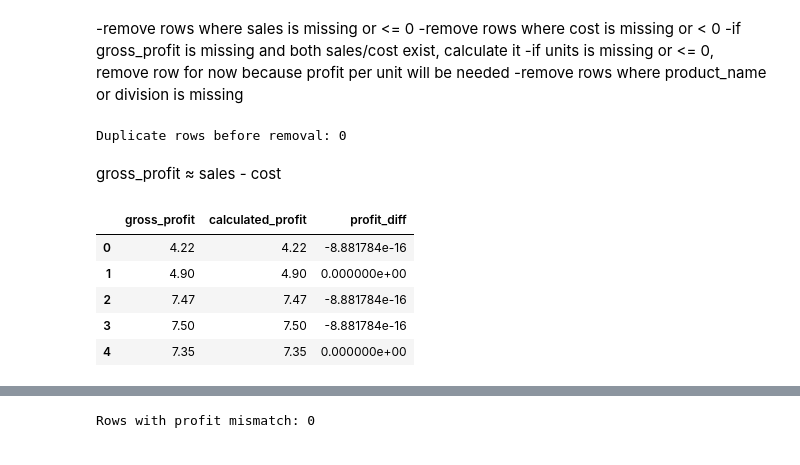
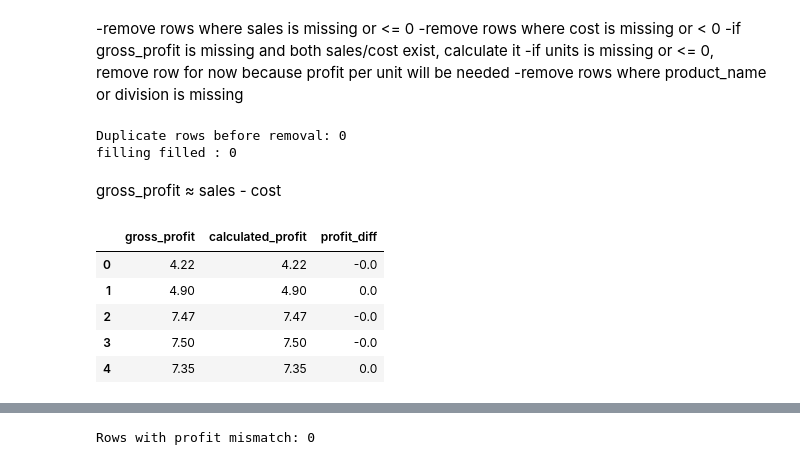
Before and after one commit to abhishekgit7667/Product-Line-Profitability-Margin-Performance-Analysis-, a Jupyter notebook: notebook/01_data_cleaning.ipynb, the cells around one changed output, grey strips where cells are left out. Drawn from its saved outputs; the diff is of its cells as text; code cells hidden in the pictures.

```diff
--- a/notebook/01_data_cleaning.ipynb
+++ b/notebook/01_data_cleaning.ipynb
@@ -291,8 +309,11 @@ df = df[df["gross_profit"].notna()]
 # %%
 #remove duplicates
 print("Duplicate rows before removal:", df.duplicated().sum())
+#how much gross profit filled by gross profit = sales - cost
+print ("filling filled :", df["gross_profit"].isna().sum())
 # %% [output]
 Duplicate rows before removal: 0
+filling filled : 0
 # %% [markdown]
 gross_profit ≈ sales - cost
 # %%
@@ -300,12 +321,12 @@ df["calculated_profit"] = df["sales"] - df["cost"]
 df["profit_diff"] = df["gross_profit"] - df["calculated_profit"]
 df["profit_diff_abs"] = df["profit_diff"].abs()
 # %%
-df[["gross_profit", "calculated_profit", "profit_diff"]].head()
+df[["gross_profit", "calculated_profit", "profit_diff"]].head().round(2)
 # %% [output]
 |  | gross_profit | calculated_profit | profit_diff |
-| 0 | 4.22 | 4.22 | -8.881784e-16 |
-| 1 | 4.90 | 4.90 | 0.000000e+00 |
-| 2 | 7.47 | 7.47 | -8.881784e-16 |
-| 3 | 7.50 | 7.50 | -8.881784e-16 |
-| 4 | 7.35 | 7.35 | 0.000000e+00 |
+| 0 | 4.22 | 4.22 | -0.0 |
+| 1 | 4.90 | 4.90 | 0.0 |
+| 2 | 7.47 | 7.47 | -0.0 |
+| 3 | 7.50 | 7.50 | -0.0 |
+| 4 | 7.35 | 7.35 | 0.0 |
 # %%
```
Also changed, not shown: parts of 5 cells of this notebook.
